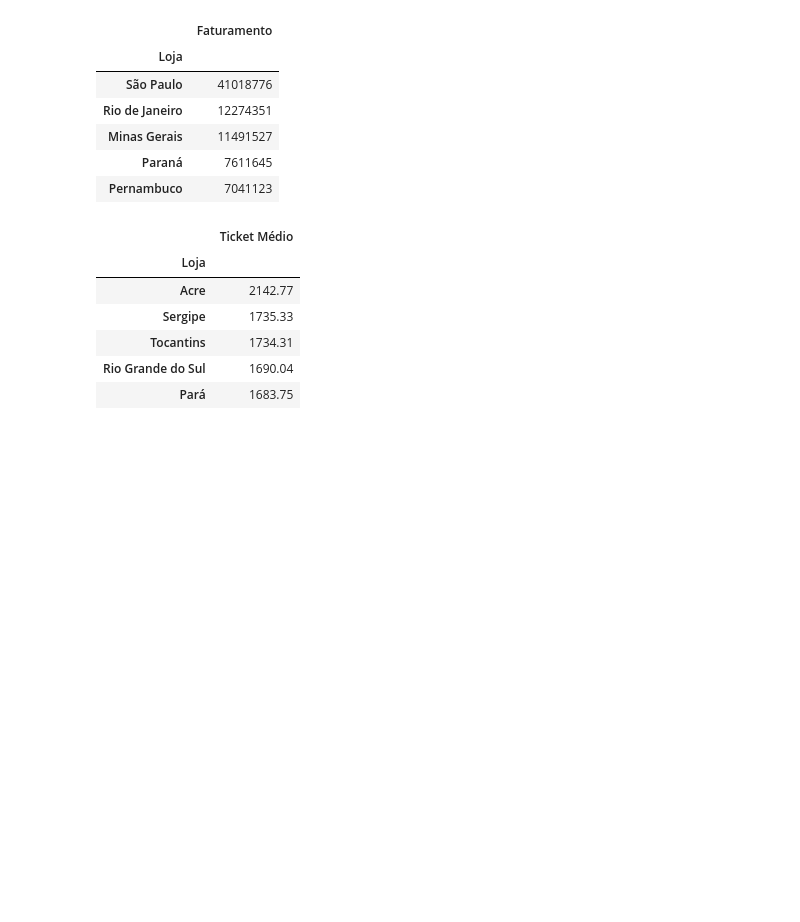
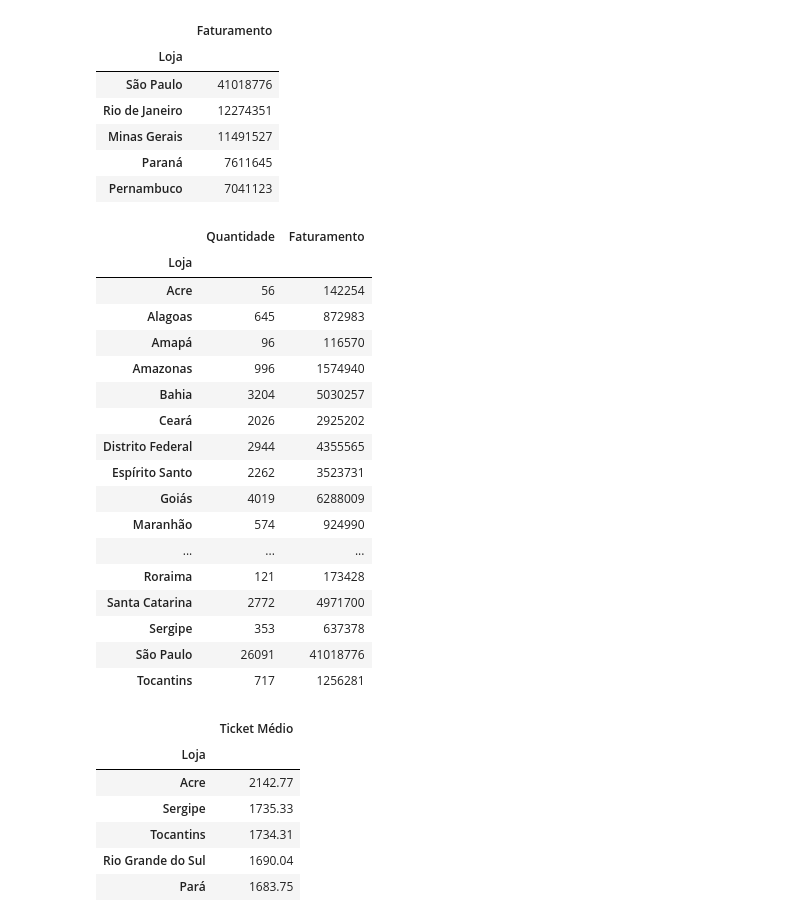
Before and after one commit to leandroclv/python_data_science, a Jupyter notebook: projeto_1/projeto_1.ipynb, the cells around one changed output. Saved outputs shown, nothing was run; the diff lists cells and outputs as text; code cells hidden in the pictures; blank space fills up the shorter version.

```diff
--- a/projeto_1/projeto_1.ipynb
+++ b/projeto_1/projeto_1.ipynb
@@ -130,6 +130,28 @@ tabela_loja.head(5)
 | Minas Gerais | 11491527 |
 | Paraná | 7611645 |
 | Pernambuco | 7041123 |
+# %%
+tabela_faturamento_loja = tabelas_vendas.groupby('Loja')[['Quantidade', 'Faturamento']].sum(numeric_only=True)
+tabela_faturamento_loja
+# %% [output]
+|  | Quantidade | Faturamento |
+| Loja |  |  |
+| Acre | 56 | 142254 |
+| Alagoas | 645 | 872983 |
+| Amapá | 96 | 116570 |
+| Amazonas | 996 | 1574940 |
+| Bahia | 3204 | 5030257 |
+| Ceará | 2026 | 2925202 |
+| Distrito Federal | 2944 | 4355565 |
+| Espírito Santo | 2262 | 3523731 |
+| Goiás | 4019 | 6288009 |
+| Maranhão | 574 | 924990 |
+| ... | ... | ... |
+| Roraima | 121 | 173428 |
+| Santa Catarina | 2772 | 4971700 |
+| Sergipe | 353 | 637378 |
+| São Paulo | 26091 | 41018776 |
+| Tocantins | 717 | 1256281 |
 # %%
 #Calcular o ticket médio por loja/estado
 tabelas_vendas['Ticket Médio'] = tabelas_vendas['Valor Unitário']
```
Also changed, not shown: 18 other files.
